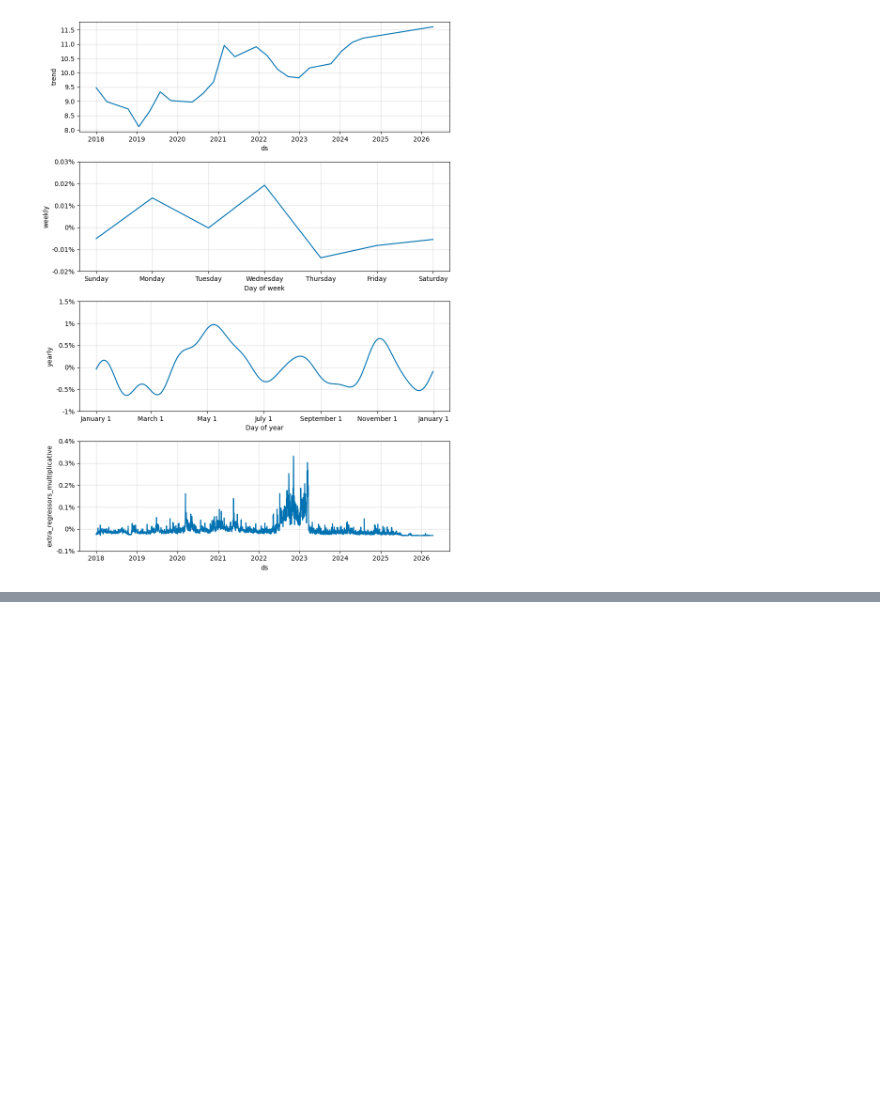
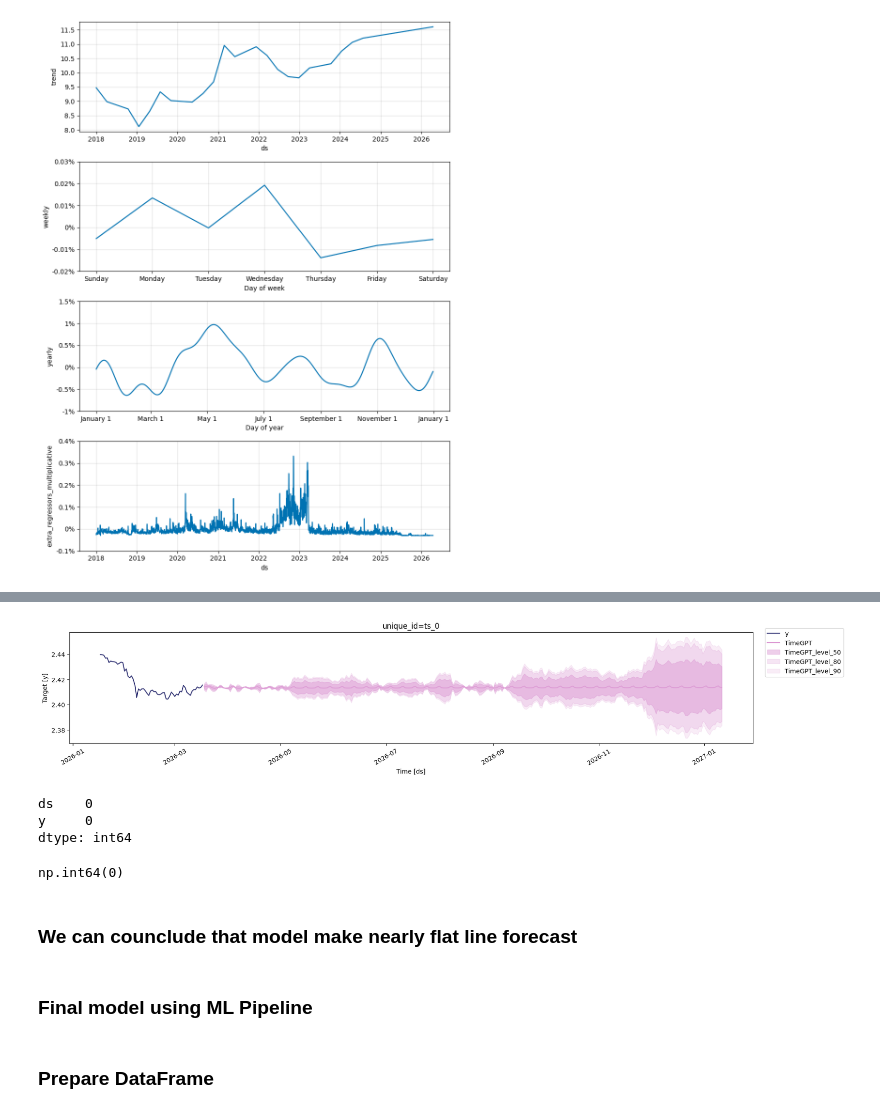
Before and after one commit to Fayad-nullPointer/BTC-Forecasting-app-, a Jupyter notebook: notebook.ipynb, the cells around one changed output, grey strips where cells are left out. Saved outputs shown, nothing was run; the diff lists cells and outputs as text; code cells hidden in the pictures; blank space fills up the shorter version.

```diff
--- a/notebook.ipynb
+++ b/notebook.ipynb
@@ -763,0 +915,14 @@ plt.show()
+# %%
+#apply log transformation to stabilize variance at time_series_df
+import numpy as np
+time_series_df['y'] = np.log(time_series_df['y'])
+# Generate 7-day forecast with 50%, 80%, and 90% prediction intervals
+level = [50, 80, 90]
+fcst = nixtla_client.forecast(
+    time_series_df,
+    h=300,  # Forecast horizon: 7 days
+    level=level , # Confidence intervals for uncertainty quantification
+    target_col='y',
+    time_col='ds',
+    # finetune_steps = 1
+)
@@ -763,0 +945,20 @@ plt.show()
+# %%
+nixtla_client.plot(time_series_df, fcst,time_col='ds',target_col='y',level=level,max_insample_length=60)
+# %% [output]
+[figure, added]
+# %%
+time_series_df.isna().sum()
+# %% [output]
+ds    0
+y     0
+dtype: int64
+# %%
+time_series_df.duplicated().sum()
+# %% [output]
+np.int64(0)
+# %% [markdown]
+### We can counclude that model make nearly flat line forecast
+# %% [markdown]
+### Final model using ML Pipeline
+# %% [markdown]
+### Prepare DataFrame
```
Also changed, not shown: parts of 35 cells of this notebook.
